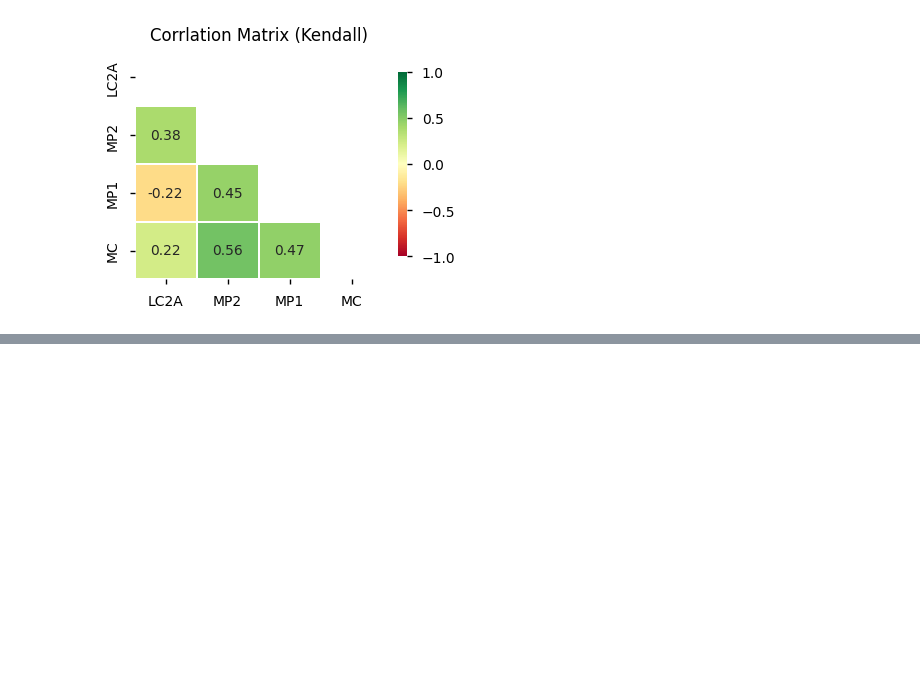
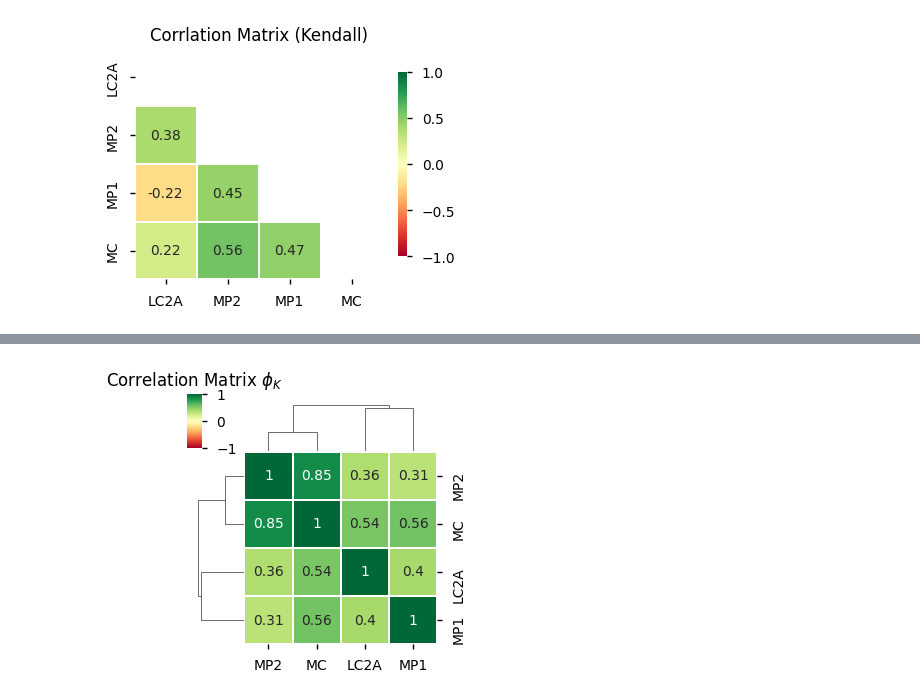
Before and after one commit to rammah83/Statistical_tasks, a Jupyter notebook: Correlation.ipynb, the cells around one changed output, grey strips where cells are left out. Cells and saved outputs as stored; diff of their text form; code cells hidden in the pictures; blank space fills up the shorter version.

Commit message:
Feat: Add association  + clustermap

```diff
--- a/Correlation.ipynb
+++ b/Correlation.ipynb
@@ -145,3 +146,13 @@ interval columns not set, guessing: ['LC2A', 'MP2', 'MP1', 'MC']
+# %%
+sns.clustermap(corr_matrix,
+			linewidths=0.1,
+			square=True,
+			figsize=[int(df.shape[1]/1.3),int(df.shape[1]/1.3)],
+			cbar_kws={'shrink':0.8},
+			annot=True, vmax=1, vmin=-1, cmap='RdYlGn')
+plt.title(r'Correlation Matrix $\phi_K$');
+# %% [output]
+[figure, added]
 # %%
 
 # get global correlations based on phi_k correlation matrix
```
Also changed, not shown: parts of 3 cells of this notebook, 1 other file.
